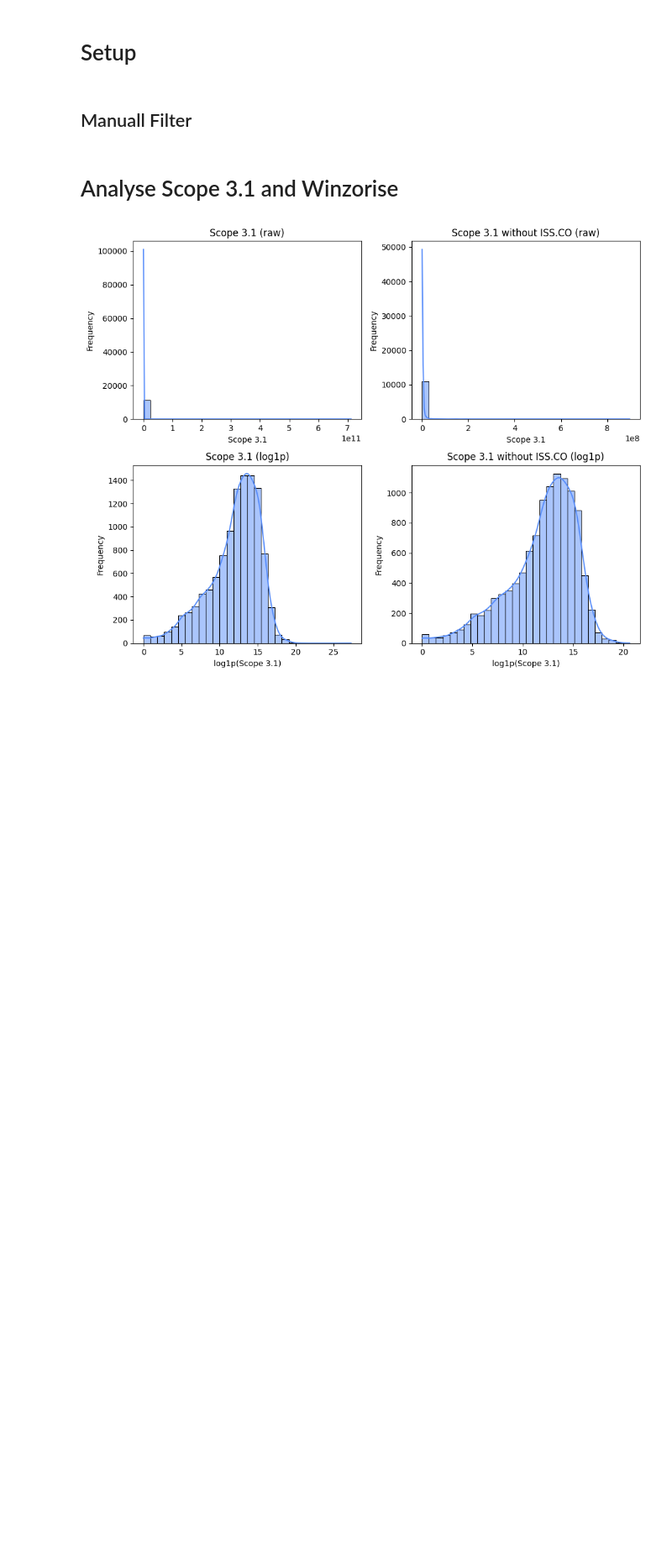
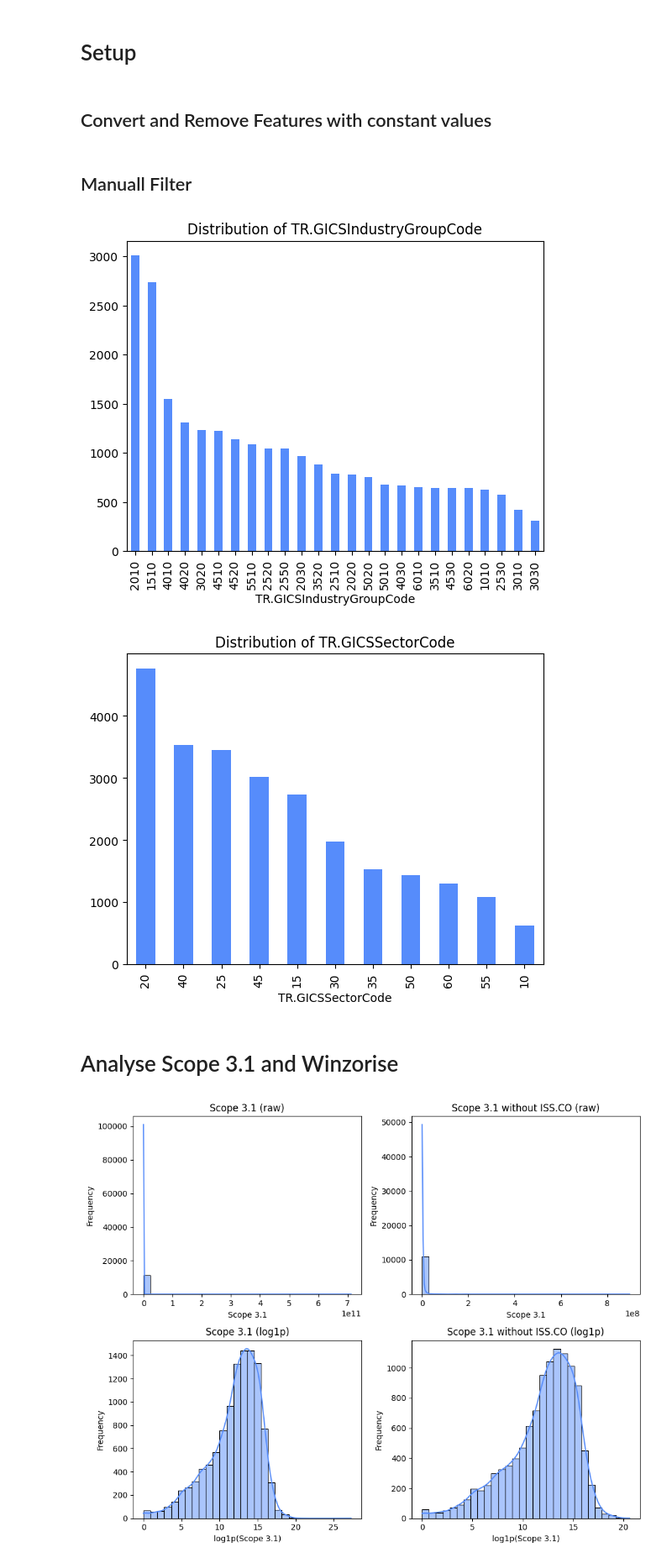
Before and after one commit to borstl/GHGScope3-ML, a Jupyter notebook: Jupyter/Feature-Engineering.ipynb, the cells around one changed output. Shown at 84% size. Saved outputs shown, nothing was run; the diff lists cells and outputs as text; code cells hidden in the pictures; blank space fills up the shorter version.

```diff
--- a/Jupyter/Feature-Engineering.ipynb
+++ b/Jupyter/Feature-Engineering.ipynb
@@ -3 +22,3 @@
+# %% [markdown]
+## Convert and Remove Features with constant values
 # %%
@@ -77,0 +73,18 @@ labeled_df: pd.DataFrame = all_df.dropna(subset=[TARGET])
+# %%
+# Plot how the data is distributed the TR.GICSIndustryGroupCodes & TR.GICSSectorCodes
+import matplotlib.pyplot as plt
+
+
+def plot_industry_code_distribution(df: pd.DataFrame, industry_code_col: str) -> None:
+    industry_code_counts = df[industry_code_col].value_counts()
+    industry_code_counts.plot(kind='bar', title=f"Distribution of {industry_code_col}")
+    plt.show()
+
+
+plot_industry_code_distribution(all_df, "TR.GICSIndustryGroupCode")
+plot_industry_code_distribution(all_df, "TR.GICSSectorCode")
+
+# Data is distributed very heterogen. In IndustryGroup the fewest category has around 300 companies, whereas in Sector over 500.
+# %% [output]
+[figure, added]
+[figure, added]
```
Also changed, not shown: parts of 18 cells of this notebook, 2 other files.
